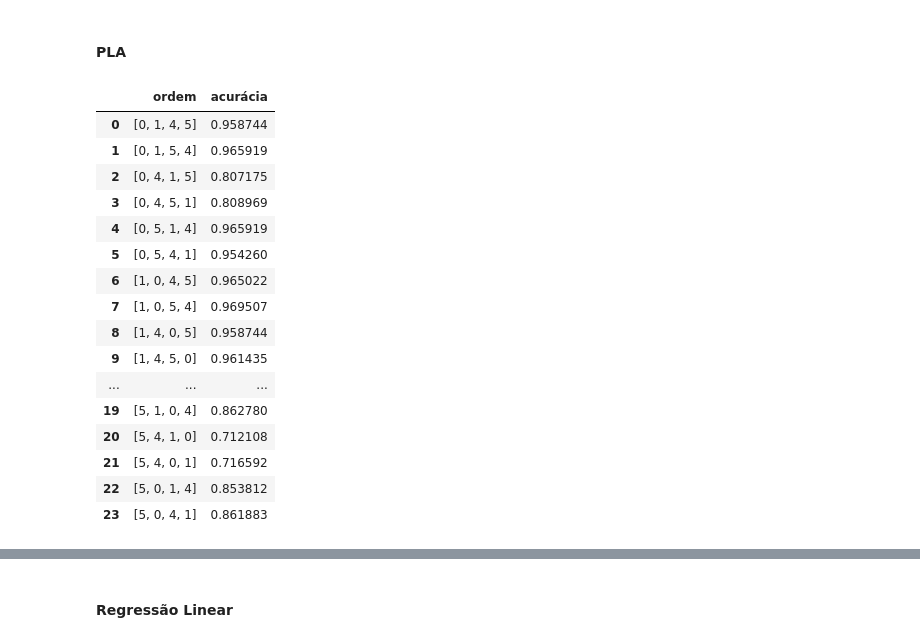
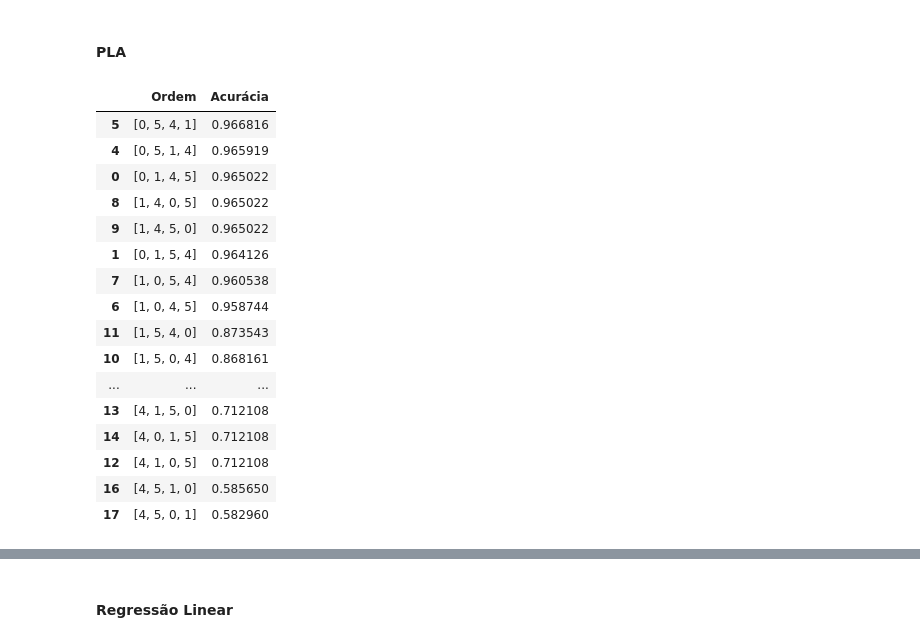
Before and after one commit to YhasmimTigre/Reconhecimento-de-D-gitos---Machine-Learning, a Jupyter notebook: AM-Projeto1-JoaoVictorSoares-YhasmimTigre.ipynb, the cells around one changed output, grey strips where cells are left out. Cells and saved outputs as stored; diff of their text form; code cells hidden in the pictures.

```diff
--- a/AM-Projeto1-JoaoVictorSoares-YhasmimTigre.ipynb
+++ b/AM-Projeto1-JoaoVictorSoares-YhasmimTigre.ipynb
@@ -319,11 +321,12 @@ class UmVSTodos ():
 
         return (soma_PCC/len(X))
 
-    def fit (self, X : np.array, Y : np.array) -> None:
+    def fit (self, X : np.array, Y : np.array, lamb = False) -> None:
         novo_X = X
         novo_Y = Y
         fila = copy(self.ordem)
         self.w_lista = []
+        self.lista_lambda = []
 
         while (len(fila) > 1):
             Y_temp = []
@@ -340,6 +343,10 @@ class UmVSTodos ():
 
             #Treinando os pesos de acordo com o modelo
             self.modelo.fit(X = novo_X, Y = Y_temp)
+
+            if (lamb):
+                self.lista_lambda.append(self.modelo.get_lista_lambda())
+
             self.w_lista.append(self.modelo.get_w())
 
             #Atualizando as listas, removendo as labels já treinadas
@@ -355,14 +362,14 @@ class UmVSTodos ():
         aux_ind = np.array([int(i) for i in range (len(X))]) #lista para localizar os indexes originais de cada x
 
         #Percorrendo os classificadores:
-        for i in range (len(self.w_lista)):
+        for i in range (len(self.w_lista)): #[ws(0 v todos ), ws(1 vs 4/5) , ws(4v5)]
             self.modelo.set_w (novo_w = self.w_lista[i])
-            y_temp = self.modelo.predict(X = lista_X)
-            class_ind = []
+            y_temp = self.modelo.predict(X = lista_X) #(1 ou -1)
+            class_ind = [] #indexes classificados
 
             for j in range (len(y_temp)):
                 if (y_temp[j] == 1):
-                    y_predict[aux_ind[j]] = self.ordem[i]
+                    y_predict[aux_ind[j]] = self.ordem[i] #Ordem = [0, 1, 4, 5]
                     class_ind.append(j)
 
             #Removendo os pontos já classificados:
@@ -373,7 +380,14 @@ class UmVSTodos ():
         for k in aux_ind:
             y_predict[k] = self.ordem[-1]
 
-        return y_predict
+        return y_predict #[0, 1, 4 ou 5]
+
+    def get_lista_lambda (self) -> list:
+        try:
+            return self.lista_lambda
+
+        except:
+            print ("Não foi possível recuperar λ. Por favor, se certifique de treinar o modelo adequado antes.\n")
 
     def get_w (self) -> np.array:
         try:
@@ -500,29 +563,29 @@ ordens_possiveis = [[0, 1, 4, 5], [0, 1, 5, 4], [0, 4, 1, 5], [0, 4, 5, 1], [0,
 # %%
 Acc_PLA = []
 
 for o in ordens_possiveis:
-    Comp_PLA = UmVSTodos (ordem = o, n_int = 1000, modelo = PLA)
+    Comp_PLA = UmVSTodos (ordem = o, n_int = 500, modelo = PLA)
     Comp_PLA.fit(X = X_train, Y = y_train)
     Acc_PLA.append([o, Comp_PLA.acuracia (X = X_test, Y = y_test)])
 
-PLA_df = pd.DataFrame(data = Acc_PLA, columns = ["ordem", "acurácia"])
-PLA_df
+PLA_df = pd.DataFrame(data = Acc_PLA, columns = ["Ordem", "Acurácia"])
+PLA_df.sort_values(by = 'Acurácia', ascending = False)
 # %% [output]
-|  | ordem | acurácia |
-| 0 | [0, 1, 4, 5] | 0.958744 |
-| 1 | [0, 1, 5, 4] | 0.965919 |
-| 2 | [0, 4, 1, 5] | 0.807175 |
-| 3 | [0, 4, 5, 1] | 0.808969 |
+|  | Ordem | Acurácia |
+| 5 | [0, 5, 4, 1] | 0.966816 |
 | 4 | [0, 5, 1, 4] | 0.965919 |
-| 5 | [0, 5, 4, 1] | 0.954260 |
-| 6 | [1, 0, 4, 5] | 0.965022 |
-| 7 | [1, 0, 5, 4] | 0.969507 |
-| 8 | [1, 4, 0, 5] | 0.958744 |
-| 9 | [1, 4, 5, 0] | 0.961435 |
+| 0 | [0, 1, 4, 5] | 0.965022 |
+| 8 | [1, 4, 0, 5] | 0.965022 |
+| 9 | [1, 4, 5, 0] | 0.965022 |
+| 1 | [0, 1, 5, 4] | 0.964126 |
+| 7 | [1, 0, 5, 4] | 0.960538 |
+| 6 | [1, 0, 4, 5] | 0.958744 |
+| 11 | [1, 5, 4, 0] | 0.873543 |
+| 10 | [1, 5, 0, 4] | 0.868161 |
 | ... | ... | ... |
-| 19 | [5, 1, 0, 4] | 0.862780 |
-| 20 | [5, 4, 1, 0] | 0.712108 |
-| 21 | [5, 4, 0, 1] | 0.716592 |
-| 22 | [5, 0, 1, 4] | 0.853812 |
-| 23 | [5, 0, 4, 1] | 0.861883 |
+| 13 | [4, 1, 5, 0] | 0.712108 |
+| 14 | [4, 0, 1, 5] | 0.712108 |
+| 12 | [4, 1, 0, 5] | 0.712108 |
+| 16 | [4, 5, 1, 0] | 0.585650 |
+| 17 | [4, 5, 0, 1] | 0.582960 |
 # %% [markdown]
```
Also changed, not shown: parts of 17 cells of this notebook, 1 other file.
